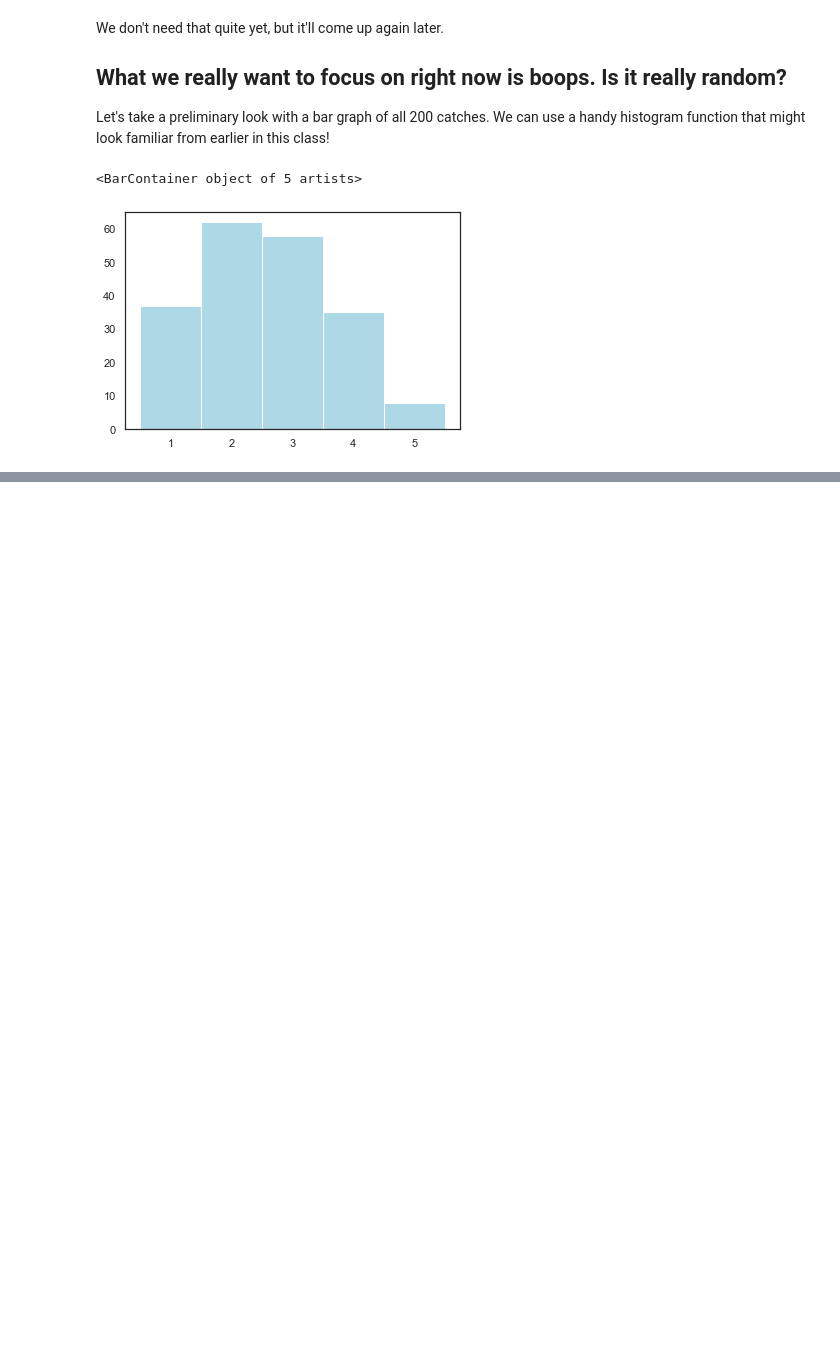
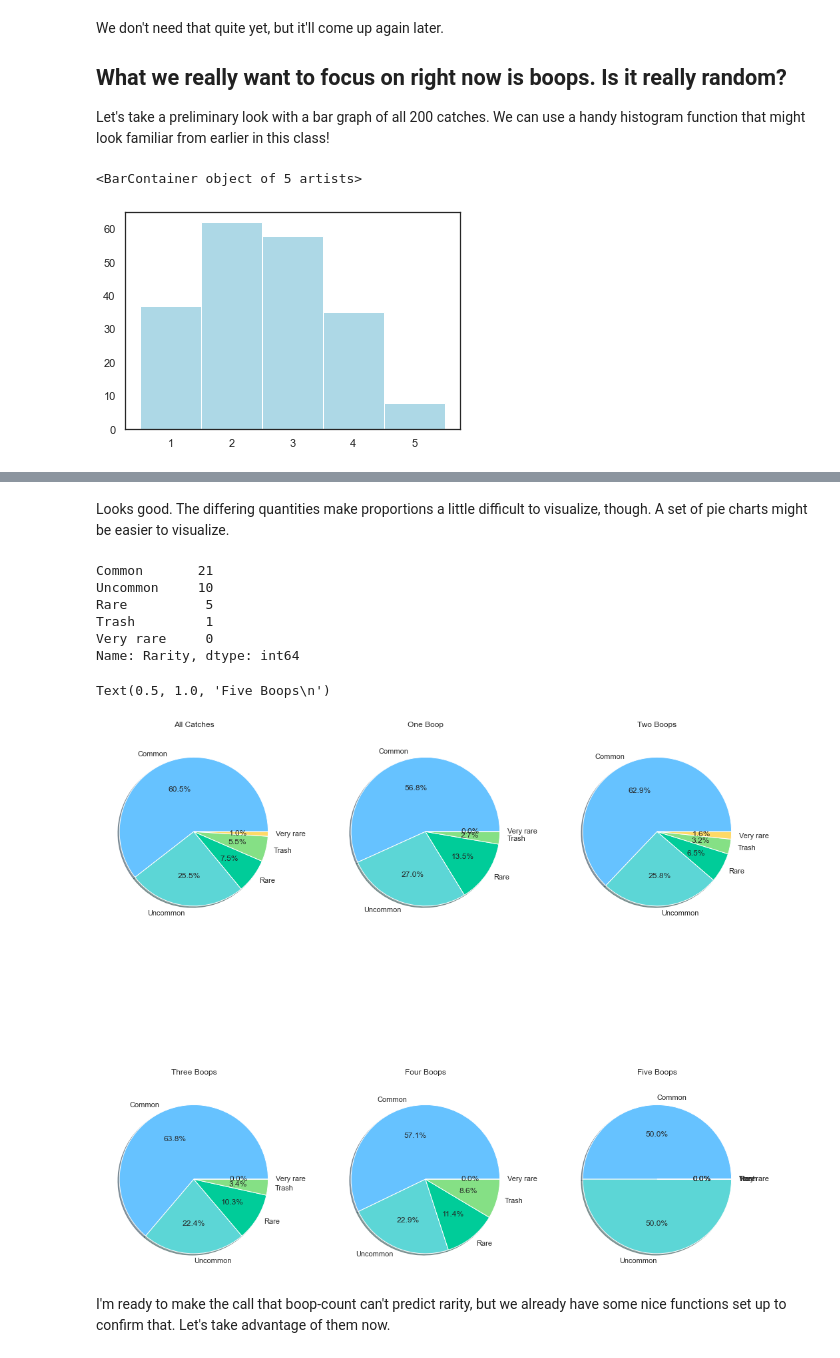
Before and after one commit to angelinaolmedo7/DS-1.1, a Jupyter notebook: final_project/Feesh.ipynb, the cells around one changed output, grey strips where cells are left out. Saved outputs shown, nothing was run; the diff lists cells and outputs as text; code cells hidden in the pictures; blank space fills up the shorter version.

```diff
--- a/final_project/Feesh.ipynb
+++ b/final_project/Feesh.ipynb
@@ -161,0 +297,6 @@ In fact, at a glance it appears to resemble a right-skewed distribution. Maybe a
+# %%
+BINS = [0, 100, 400, 1300, 4000, np.inf]
+LABELS = ['Trash', 'Common', 'Uncommon', 'Rare', 'Very rare']
+
+df['Rarity'] = pd.cut(df['Value'], BINS, include_lowest=True, labels=LABELS)
+df.head()
@@ -161,0 +317,51 @@ In fact, at a glance it appears to resemble a right-skewed distribution. Maybe a
+# %% [markdown]
+Looks good. The differing quantities make proportions a little difficult to visualize, though. A set of pie charts might be easier to visualize.
+# %%
+df_boops = df.loc[df['Boops'] == 1]
+df_boops['Rarity'].value_counts()
+# %% [output]
+Common       21
+Uncommon     10
+Rare          5
+Trash         1
+Very rare     0
+Name: Rarity, dtype: int64
+# %%
+fig, axs = plt.subplots(2, 3, figsize=(15,15))
+fig.tight_layout(pad=3.0)
+LABELS = ['Common', 'Uncommon', 'Rare', 'Trash', 'Very rare']
+
+rarity_df = df["Rarity"].value_counts()
+axs[0,0].pie(rarity_df.values, labels=LABELS, colors=colors, autopct='%1.1f%%', shadow=True)
+axs[0,0].set_title("All Catches\n")
+centre_circle = plt.Circle((0,0),0.75, color='black', fc='white', linewidth=1.25)
+
+df_boops = df.loc[df['Boops'] == 1]
+rarity_df = df_boops['Rarity'].value_counts()
+axs[0,1].pie(rarity_df.values, labels=LABELS, colors=colors, autopct='%1.1f%%', shadow=True)
+axs[0,1].set_title("One Boop\n")
+
+df_boops = df.loc[df['Boops'] == 2]
+rarity_df = df_boops['Rarity'].value_counts()
+axs[0,2].pie(rarity_df.values, labels=LABELS, colors=colors, autopct='%1.1f%%', shadow=True)
+axs[0,2].set_title("Two Boops\n")
+
+df_boops = df.loc[df['Boops'] == 3]
+rarity_df = df_boops['Rarity'].value_counts()
+axs[1,0].pie(rarity_df.values, labels=LABELS, colors=colors, autopct='%1.1f%%', shadow=True)
+axs[1,0].set_title("Three Boops\n")
+
+df_boops = df.loc[df['Boops'] == 4]
+rarity_df = df_boops['Rarity'].value_counts()
+axs[1,1].pie(rarity_df.values, labels=LABELS, colors=colors, autopct='%1.1f%%', shadow=True)
+axs[1,1].set_title("Four Boops\n")
+
+df_boops = df.loc[df['Boops'] == 5]
+rarity_df = df_boops['Rarity'].value_counts()
+axs[1,2].pie(rarity_df.values, labels=LABELS, colors=colors, autopct='%1.1f%%', shadow=True)
+axs[1,2].set_title("Five Boops\n")
+# %% [output]
+Text(0.5, 1.0, 'Five Boops\n')
+[figure, added]
+# %% [markdown]
+I'm ready to make the call that boop-count can't predict rarity, but we already have some nice functions set up to confirm that. Let's take advantage of them now.
```
Also changed, not shown: parts of 33 cells of this notebook.
